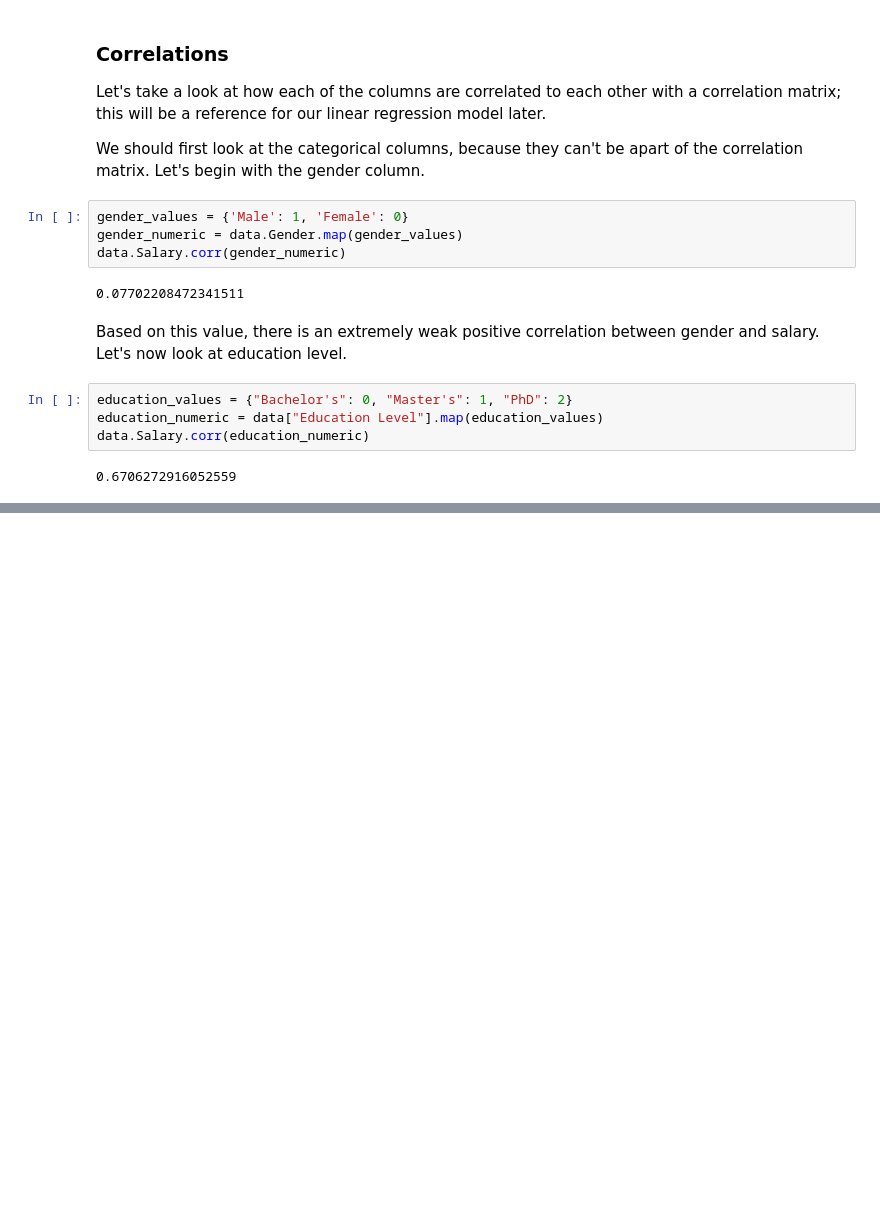
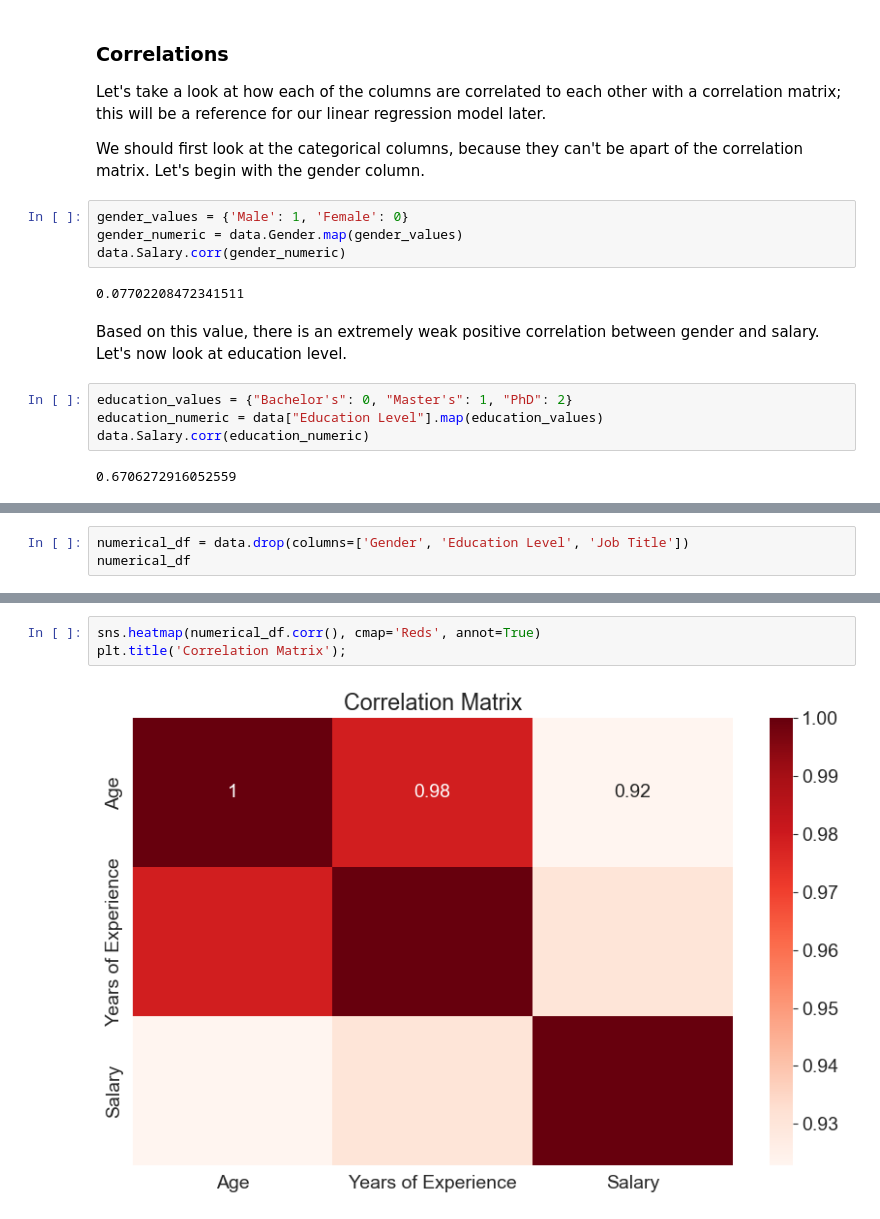
Before and after one commit to rayankzi/salary-predictor, a Jupyter notebook: analysis.ipynb, the cells around one changed output, grey strips where cells are left out. Drawn from its saved outputs; the diff is of its cells as text; blank space fills up the shorter version.

Commit message:
finished exploratory data and visualization

```diff
--- a/analysis.ipynb
+++ b/analysis.ipynb
@@ -298,0 +304,3 @@ data.Salary.corr(education_numeric)
+# %%
+numerical_df = data.drop(columns=['Gender', 'Education Level', 'Job Title'])
+numerical_df
@@ -298,0 +328,5 @@ data.Salary.corr(education_numeric)
+# %%
+sns.heatmap(numerical_df.corr(), cmap='Reds', annot=True)
+plt.title('Correlation Matrix');
+# %% [output]
+[figure, added]
```
Also changed, not shown: parts of 4 cells of this notebook.
